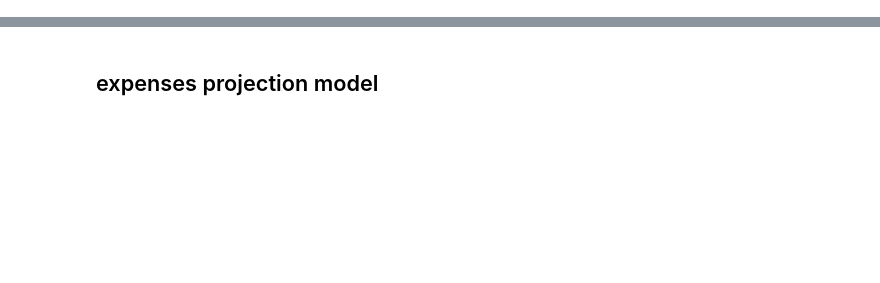
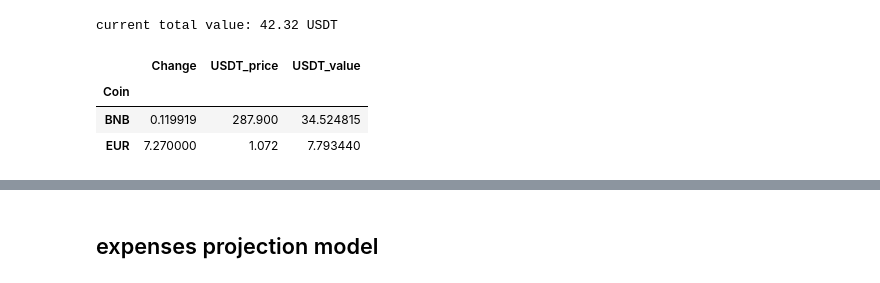
Before and after one commit to ferseguias/binance_dashboard, a Jupyter notebook: notebooks/wallet_card.ipynb, the cells around one changed output, grey strips where cells are left out. Cells and saved outputs as stored; diff of their text form; code cells hidden in the pictures; blank space fills up the shorter version.

```diff
--- a/notebooks/wallet_card.ipynb
+++ b/notebooks/wallet_card.ipynb
@@ -30,0 +33,25 @@ df.pivot_table(index='Operation', columns='Coin', values='Change', aggfunc=np.su
+# %%
+df_current_prices = pd.read_excel('../database/prices/current_prices.xlsx', index_col=0)
+holding_prices = []
+for i in card_balance.index:
+    if i == 'USDT':
+        holding_prices.append(1)
+    else:
+        try:
+            price = df_current_prices.loc[df_current_prices['symbol'] == (i + 'USDT')]['price'].values[0]
+            holding_prices.append(price)
+        except:
+            holding_prices.append(np.nan)
+card_balance = pd.DataFrame(card_balance)
+card_balance['USDT_price'] = holding_prices
+card_balance['USDT_value'] = holding_prices * card_balance['Change']
+print(f'current total value: {round(card_balance["USDT_value"].sum(), 2)} USDT')
+card_balance.sort_values(by='USDT_value', ascending=False, inplace=True)
+card_balance = card_balance.loc[card_balance['USDT_value'] > 1]
+card_balance
+# %% [output]
+current total value: 42.32 USDT
+|  | Change | USDT_price | USDT_value |
+| Coin |  |  |  |
+| BNB | 0.119919 | 287.900 | 34.524815 |
+| EUR | 7.270000 | 1.072 | 7.793440 |
```
Also changed, not shown: parts of 7 cells of this notebook, 3 other files.
